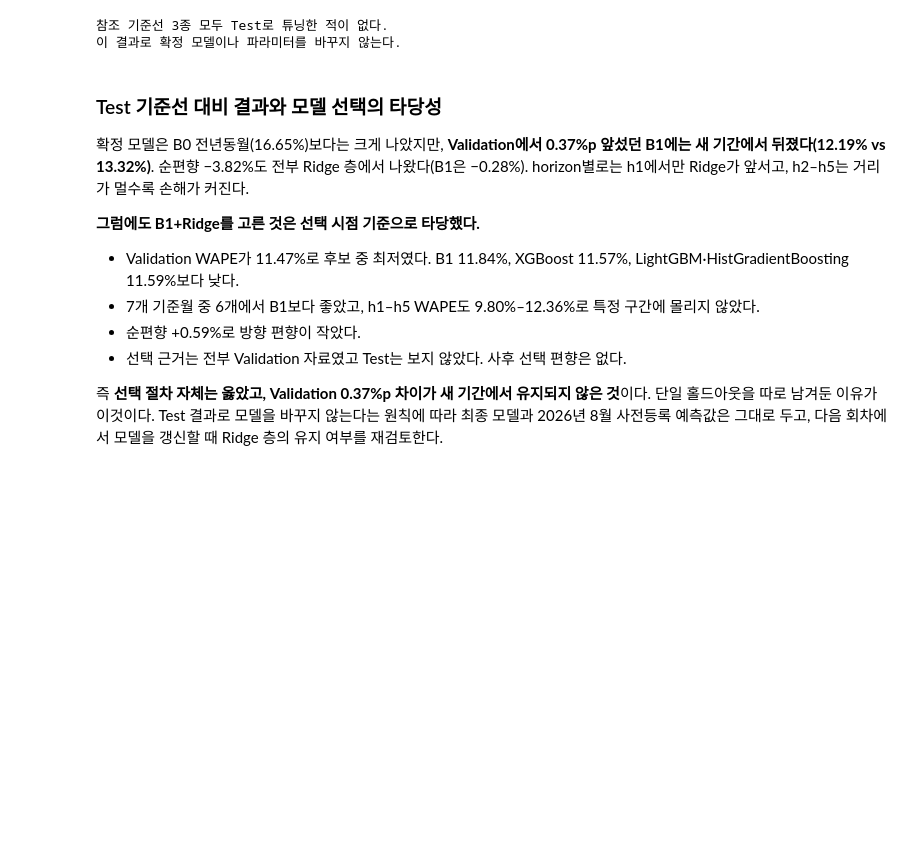
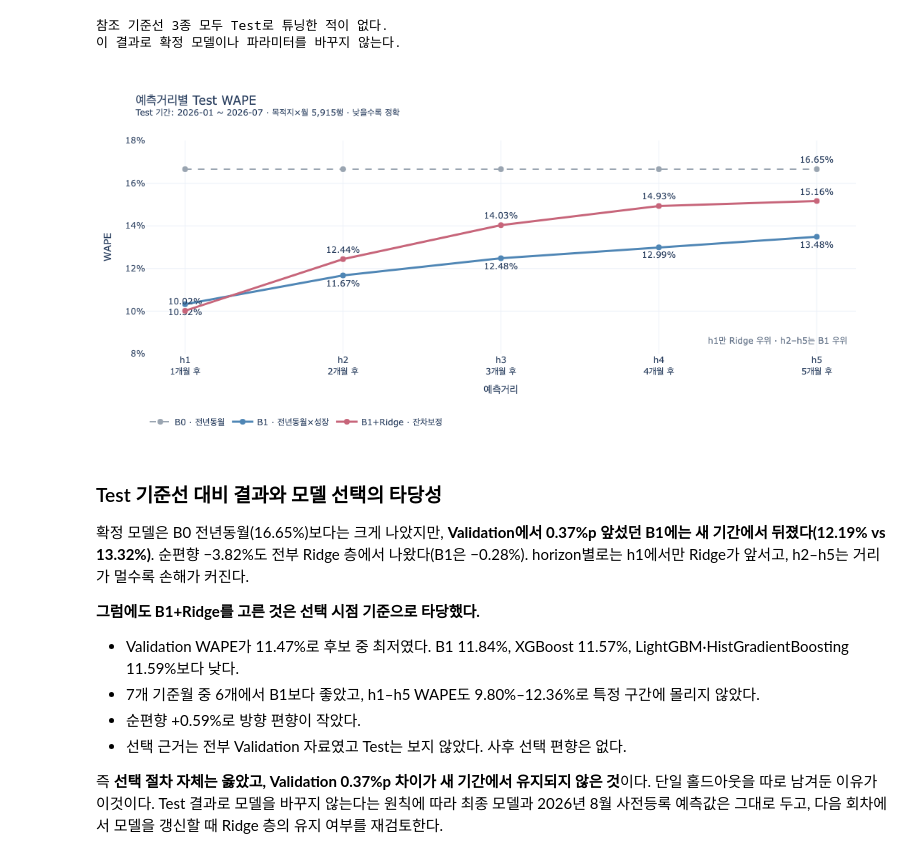
Before and after one commit to kth530/korea_outbound_travel_analysis, a Jupyter notebook: notebooks/05_demand_forecast.ipynb, the cells around one changed output. Cells and saved outputs as stored; diff of their text form; code cells hidden in the pictures; blank space fills up the shorter version.

```diff
--- a/notebooks/05_demand_forecast.ipynb
+++ b/notebooks/05_demand_forecast.ipynb
@@ -1464,6 +1464,57 @@ print('이 결과로 확정 모델이나 파라미터를 바꾸지 않는다.')
 | 5 | 0.1665 | 0.1348 | 0.1516 |
 참조 기준선 3종 모두 Test로 튜닝한 적이 없다.
 이 결과로 확정 모델이나 파라미터를 바꾸지 않는다.
+# %%
+# 차트: 고정 Test에서 예측거리별 WAPE를 기준선과 비교한다.
+# 낮을수록 정확하며, Test 결과는 모델 재선택이나 튜닝에 사용하지 않는다.
+test_horizon_chart = test_reference_by_h.reset_index()
+
+test_styles = {
+    'B0': {'name': 'B0 · 전년동월', 'color': '#9AA5B1', 'dash': 'dash'},
+    'B1': {'name': 'B1 · 전년동월×성장', 'color': '#4F86B5', 'dash': 'solid'},
+    'B1+Ridge': {'name': 'B1+Ridge · 잔차보정', 'color': '#C7657A', 'dash': 'solid'},
+}
+test_text_positions = {
+    'B0': 'top center', 'B1': 'bottom center', 'B1+Ridge': 'top center'
+}
+
+fig = go.Figure()
+for model in ['B0', 'B1', 'B1+Ridge']:
+    values = test_horizon_chart[model]
+    labels = ([''] * (len(values) - 1) + [f'{values.iloc[-1]:.2%}']
+              if model == 'B0' else values.map(lambda value: f'{value:.2%}'))
+    fig.add_trace(go.Scatter(
+        x=test_horizon_chart['horizon'], y=values,
+        name=test_styles[model]['name'], mode='lines+markers+text',
+        line={'color': test_styles[model]['color'],
+              'dash': test_styles[model]['dash'],
+              'width': 2 if model == 'B0' else 3},
+        marker={'size': 8}, text=labels,
+        textposition=test_text_positions[model], cliponaxis=False,
+    ))
+
+fig.update_layout(
+    title=('예측거리별 Test WAPE'
+           '<br><sup>Test 기간: 2026-01 ~ 2026-07 · 목적지×월 5,915행 · 낮을수록 정확</sup>'),
+    xaxis_title='예측거리', yaxis_title='WAPE',
+    template=PLOTLY_TEMPLATE, height=520,
+    legend={'orientation': 'h', 'y': -0.27},
+    margin={'t': 100, 'r': 45, 'b': 120, 'l': 70},
+)
+fig.update_xaxes(
+    tickmode='array', tickvals=[1, 2, 3, 4, 5],
+    ticktext=['h1<br>1개월 후', 'h2<br>2개월 후', 'h3<br>3개월 후',
+              'h4<br>4개월 후', 'h5<br>5개월 후'],
+)
+fig.update_yaxes(tickformat='.0%', range=[0.08, 0.18])
+fig.add_annotation(
+    x=0.99, y=0.03, xref='paper', yref='paper',
+    text='h1만 Ridge 우위 · h2–h5는 B1 우위',
+    showarrow=False, xanchor='right', font={'color': '#66758A'},
+)
+fig.show(config={'displaylogo': False})
+# %% [output]
+[figure, added]
 # %% [markdown]
 ### Test 기준선 대비 결과와 모델 선택의 타당성
 
```
Also changed, not shown: parts of 3 cells of this notebook, 2 other files.
